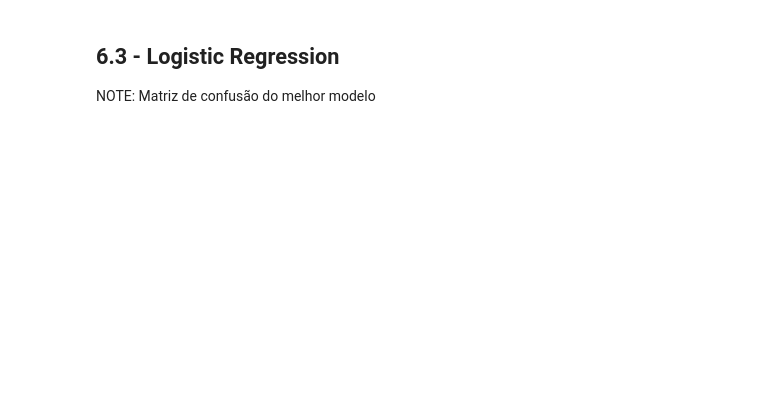
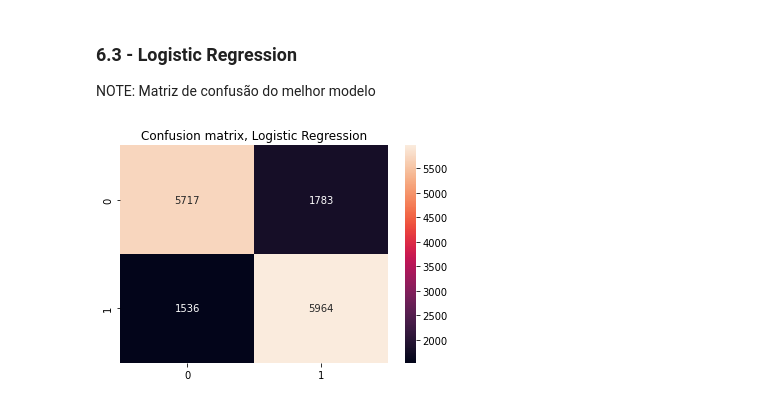
Before and after one commit to leonardofurnielis/imdb-reviews, a Jupyter notebook: jupyter/sentiment-analyses-sklearn1.0.ipynb, the cells around one changed output. Cells and saved outputs as stored; diff of their text form; code cells hidden in the pictures; blank space fills up the shorter version.

```diff
--- a/jupyter/sentiment-analyses-sklearn1.0.ipynb
+++ b/jupyter/sentiment-analyses-sklearn1.0.ipynb
@@ -82,24 +137,38 @@ def stem_porter(row):
     return (stemmed_list)
 # %%
 def rejoin_words(row):
+    """Join tokens in a single string
+    Args:
+        row (list): row of dataframe
+
+    Returns:
+        str: text of joined tokens
+    """
     my_list = row[2]
     joined_words = (" ".join(my_list))
     return joined_words
 # %%
 def pre_processing(df):
-    print('Tokenization')
+    """Execute text feature engineering (TFE)
+    Args:
+        df (dataframe): row of dataframe
+
+    Returns:
+        list: Text post text feature engineering (TFE)
+    """
+    print('Tokenization ...')
     df['text1'] = df.apply(identify_tokens, axis=1)
-    print('Remove stop words')
+    print('Removendo stop words ...')
     df['text1'] = df.apply(remove_stops, axis=1)
-    print('Stemming')
+    print('Stemming (porter) ...')
     df['text1'] = df.apply(stem_porter, axis=1)
-    print('Rejoin words')
-    df['tidy_text'] = df.apply(rejoin_words, axis=1)
+    print('Juntando palavras ...')
+    df['clean_text'] = df.apply(rejoin_words, axis=1)
     print('DONE!')
 
     return df
 # %%
 df = pre_processing(df)
 
-df['tidy_text'] = df['tidy_text'].str.lower()
+df['clean_text'] = df['clean_text'].str.lower()
 df.head()
@@ -108,6 +189,6 @@ df.head()
 NOTE: Dataset de teste (30%) e treino (70%) de forma balanceado (Stratified)
 # %%
-X = df['tidy_text']
+X = df['clean_text']
 Y = df['sentiment']
 
 print(X.shape)
@@ -187,8 +304,9 @@ print('Logistic Regression:\n {}\n'.format(metrics.classification_report(Y_test_
 # %% [markdown]
-## 6.3 - Logistic Regression
+### 6.3 - Logistic Regression
 NOTE: Matriz de confusão do melhor modelo
 # %%
 logistic_regression_conf_matrix = metrics.confusion_matrix(Y_test_le, Y_predict_logistic_regression)
-sns.heatmap(random_forest_conf_matrix, annot=True,  fmt='');
-title = 'Logistic Regression'
-plt.title(title);
+sns.heatmap(logistic_regression_conf_matrix, annot=True,  fmt='');
+plt.title('Confusion matrix, Logistic Regression');
+# %% [output]
+[figure, added]
```
Also changed, not shown: parts of 34 cells of this notebook.
